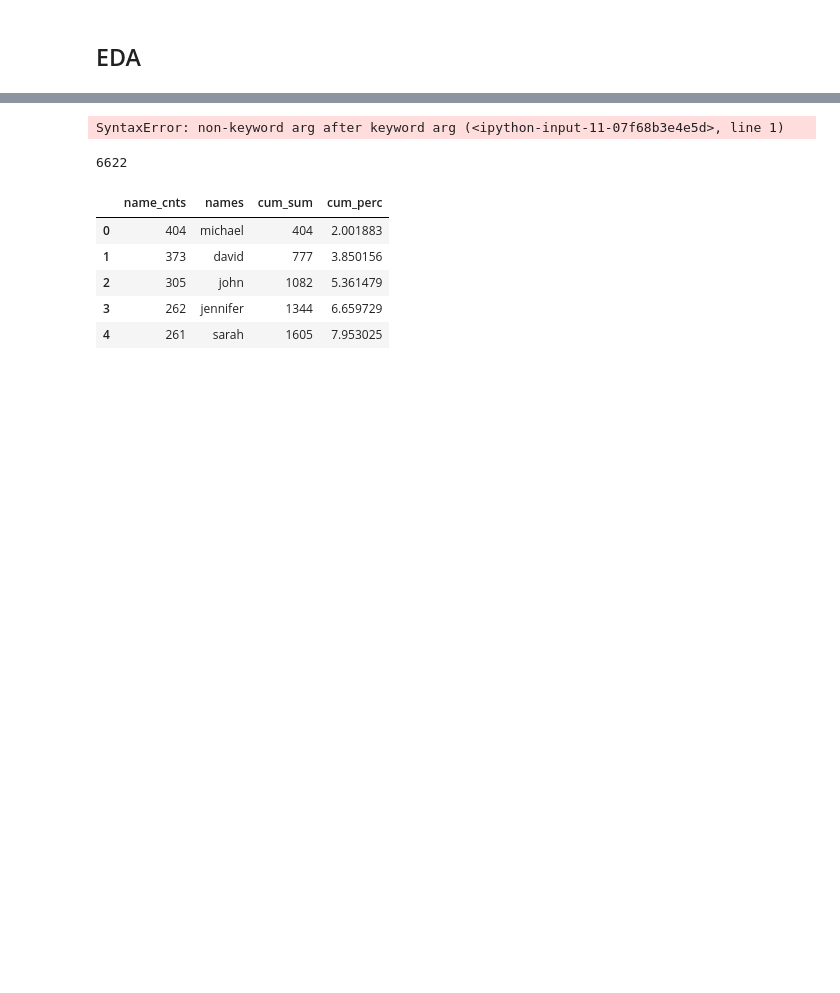
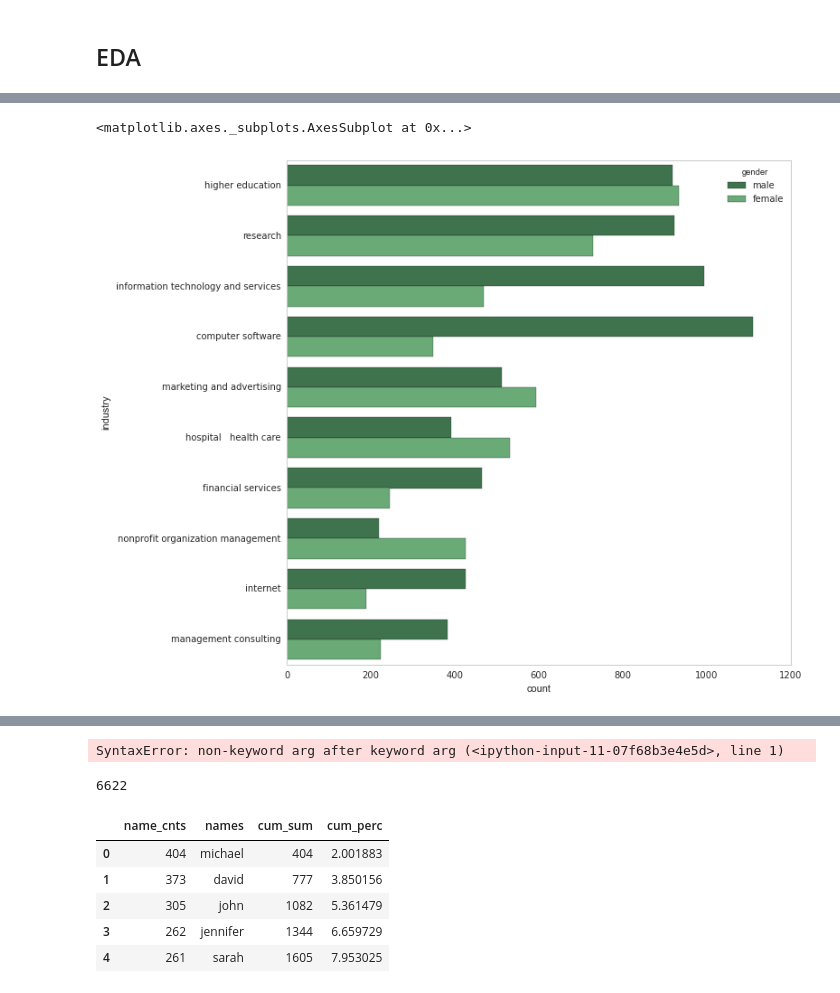
Before and after one commit to zhanghaizhen/projectRiley, a Jupyter notebook: notebooks/gender_plots.ipynb, the cells around one changed output, grey strips where cells are left out. Cells and saved outputs as stored; diff of their text form; code cells hidden in the pictures; blank space fills up the shorter version.

```diff
--- a/notebooks/gender_plots.ipynb
+++ b/notebooks/gender_plots.ipynb
@@ -44,0 +223,9 @@ names = list(names_cnts.index)
+# %%
+# Count of each category
+plt.figure(figsize=(10,10))
+sns.countplot(y="industry", hue="gender", data=dftop10, order=ordered_ind, palette="Greens_d");
+
+####Sort this graph by the total industr count
+# %% [output]
+<matplotlib.axes._subplots.AxesSubplot at 0x...>
+[figure, added]
```
Also changed, not shown: parts of 49 cells of this notebook, 11 other files.
